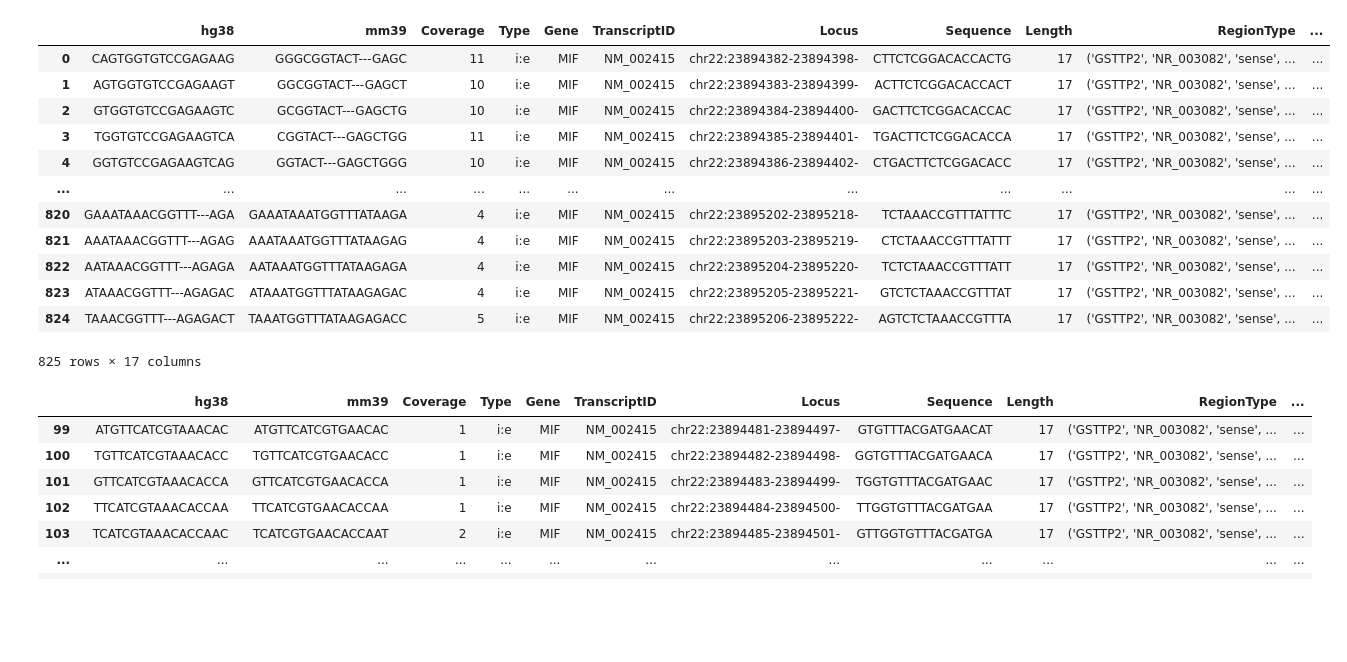
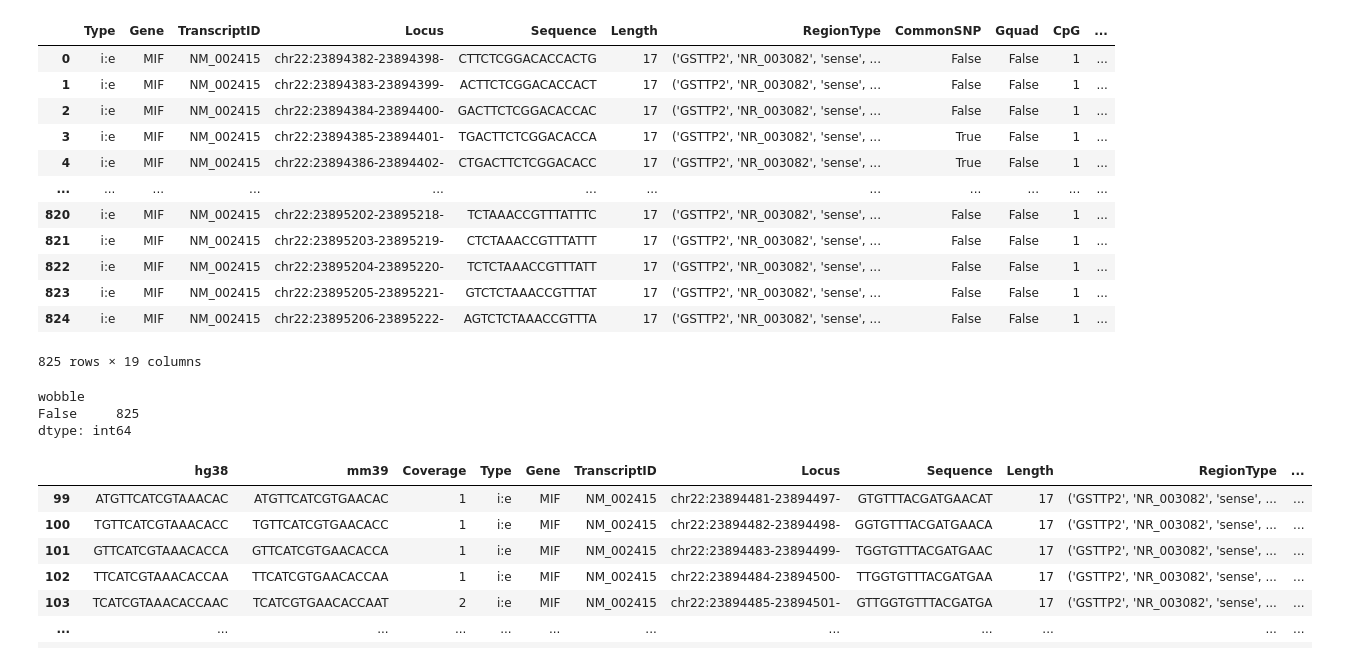
Before and after one commit to Planet-KIM/ASOPIPE, a Jupyter notebook: notebook/test.ipynb, the cells around one changed output. Saved outputs shown, nothing was run; the diff lists cells and outputs as text; code cells hidden in the pictures; blank space fills up the shorter version.

Commit message:
[add] Integrate the ‘maf’ sequence column with associated data into a unified data structure.

```diff
--- a/notebook/test.ipynb
+++ b/notebook/test.ipynb
@@ -34,19 +39,25 @@ Elapsed: 51.87993621826172 sec
 # %%
-result["mm39"]
+result
 # %% [output]
-|  | hg38 | mm39 | Coverage | Type | Gene | TranscriptID | Locus | Sequence | Length | RegionType | ... |
-| 0 | CAGTGGTGTCCGAGAAG | GGGCGGTACT---GAGC | 11 | i:e | MIF | NM_002415 | chr22:23894382-23894398- | CTTCTCGGACACCACTG | 17 | ('GSTTP2', 'NR_003082', 'sense', ... | ... |
-| 1 | AGTGGTGTCCGAGAAGT | GGCGGTACT---GAGCT | 10 | i:e | MIF | NM_002415 | chr22:23894383-23894399- | ACTTCTCGGACACCACT | 17 | ('GSTTP2', 'NR_003082', 'sense', ... | ... |
-| 2 | GTGGTGTCCGAGAAGTC | GCGGTACT---GAGCTG | 10 | i:e | MIF | NM_002415 | chr22:23894384-23894400- | GACTTCTCGGACACCAC | 17 | ('GSTTP2', 'NR_003082', 'sense', ... | ... |
-| 3 | TGGTGTCCGAGAAGTCA | CGGTACT---GAGCTGG | 11 | i:e | MIF | NM_002415 | chr22:23894385-23894401- | TGACTTCTCGGACACCA | 17 | ('GSTTP2', 'NR_003082', 'sense', ... | ... |
-| 4 | GGTGTCCGAGAAGTCAG | GGTACT---GAGCTGGG | 10 | i:e | MIF | NM_002415 | chr22:23894386-23894402- | CTGACTTCTCGGACACC | 17 | ('GSTTP2', 'NR_003082', 'sense', ... | ... |
+|  | Type | Gene | TranscriptID | Locus | Sequence | Length | RegionType | CommonSNP | Gquad | CpG | ... |
+| 0 | i:e | MIF | NM_002415 | chr22:23894382-23894398- | CTTCTCGGACACCACTG | 17 | ('GSTTP2', 'NR_003082', 'sense', ... | False | False | 1 | ... |
+| 1 | i:e | MIF | NM_002415 | chr22:23894383-23894399- | ACTTCTCGGACACCACT | 17 | ('GSTTP2', 'NR_003082', 'sense', ... | False | False | 1 | ... |
+| 2 | i:e | MIF | NM_002415 | chr22:23894384-23894400- | GACTTCTCGGACACCAC | 17 | ('GSTTP2', 'NR_003082', 'sense', ... | False | False | 1 | ... |
+| 3 | i:e | MIF | NM_002415 | chr22:23894385-23894401- | TGACTTCTCGGACACCA | 17 | ('GSTTP2', 'NR_003082', 'sense', ... | True | False | 1 | ... |
+| 4 | i:e | MIF | NM_002415 | chr22:23894386-23894402- | CTGACTTCTCGGACACC | 17 | ('GSTTP2', 'NR_003082', 'sense', ... | True | False | 1 | ... |
 | ... | ... | ... | ... | ... | ... | ... | ... | ... | ... | ... | ... |
-| 820 | GAAATAAACGGTTT---AGA | GAAATAAATGGTTTATAAGA | 4 | i:e | MIF | NM_002415 | chr22:23895202-23895218- | TCTAAACCGTTTATTTC | 17 | ('GSTTP2', 'NR_003082', 'sense', ... | ... |
-| 821 | AAATAAACGGTTT---AGAG | AAATAAATGGTTTATAAGAG | 4 | i:e | MIF | NM_002415 | chr22:23895203-23895219- | CTCTAAACCGTTTATTT | 17 | ('GSTTP2', 'NR_003082', 'sense', ... | ... |
-| 822 | AATAAACGGTTT---AGAGA | AATAAATGGTTTATAAGAGA | 4 | i:e | MIF | NM_002415 | chr22:23895204-23895220- | TCTCTAAACCGTTTATT | 17 | ('GSTTP2', 'NR_003082', 'sense', ... | ... |
-| 823 | ATAAACGGTTT---AGAGAC | ATAAATGGTTTATAAGAGAC | 4 | i:e | MIF | NM_002415 | chr22:23895205-23895221- | GTCTCTAAACCGTTTAT | 17 | ('GSTTP2', 'NR_003082', 'sense', ... | ... |
-| 824 | TAAACGGTTT---AGAGACT | TAAATGGTTTATAAGAGACC | 5 | i:e | MIF | NM_002415 | chr22:23895206-23895222- | AGTCTCTAAACCGTTTA | 17 | ('GSTTP2', 'NR_003082', 'sense', ... | ... |
+| 820 | i:e | MIF | NM_002415 | chr22:23895202-23895218- | TCTAAACCGTTTATTTC | 17 | ('GSTTP2', 'NR_003082', 'sense', ... | False | False | 1 | ... |
+| 821 | i:e | MIF | NM_002415 | chr22:23895203-23895219- | CTCTAAACCGTTTATTT | 17 | ('GSTTP2', 'NR_003082', 'sense', ... | False | False | 1 | ... |
+| 822 | i:e | MIF | NM_002415 | chr22:23895204-23895220- | TCTCTAAACCGTTTATT | 17 | ('GSTTP2', 'NR_003082', 'sense', ... | False | False | 1 | ... |
+| 823 | i:e | MIF | NM_002415 | chr22:23895205-23895221- | GTCTCTAAACCGTTTAT | 17 | ('GSTTP2', 'NR_003082', 'sense', ... | False | False | 1 | ... |
+| 824 | i:e | MIF | NM_002415 | chr22:23895206-23895222- | AGTCTCTAAACCGTTTA | 17 | ('GSTTP2', 'NR_003082', 'sense', ... | False | False | 1 | ... |
-825 rows × 17 columns
+825 rows × 19 columns
+# %%
+result["mm10"][["wobble"]].value_counts()
+# %% [output]
+wobble
+False     825
+dtype: int64
 # %%
 result["mm39"][result["mm39"]["wobble"]!=False]
 # %% [output]
```
Also changed, not shown: parts of 6 cells of this notebook, 4 other files.
